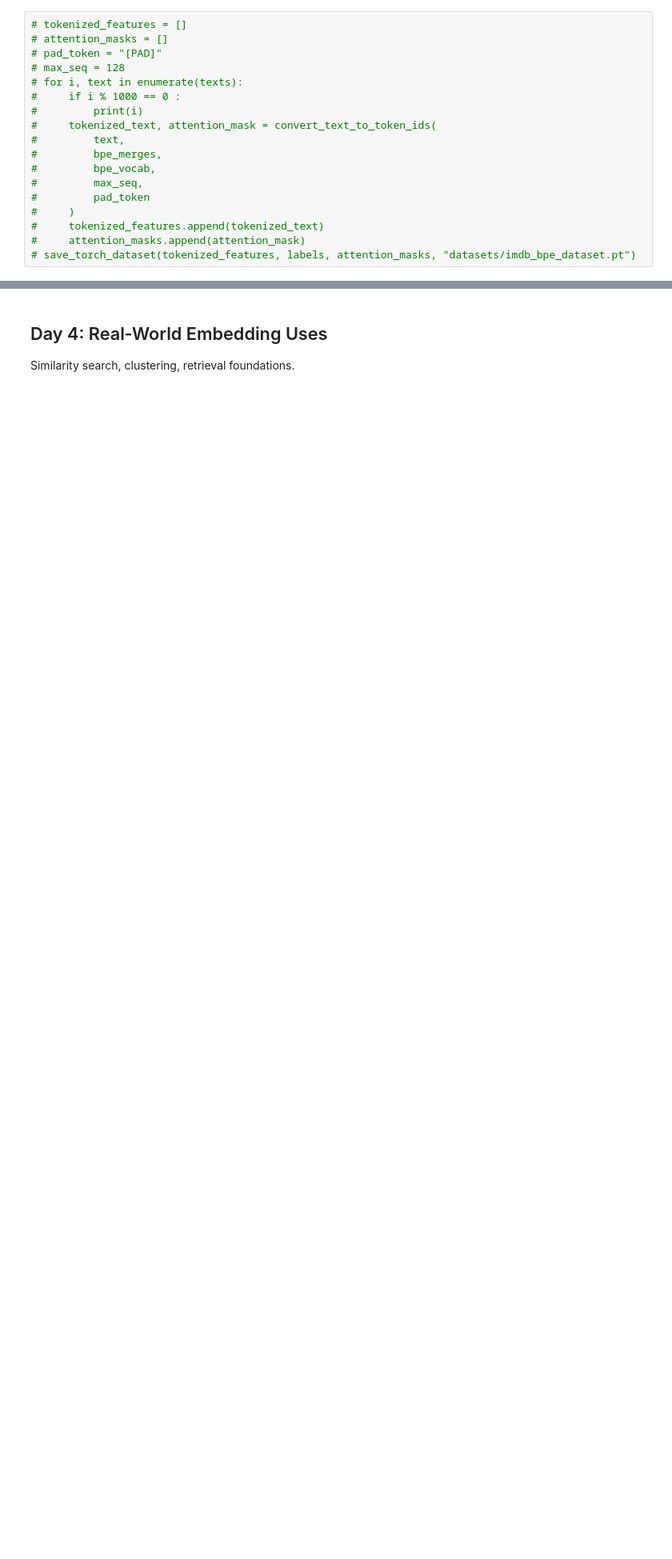
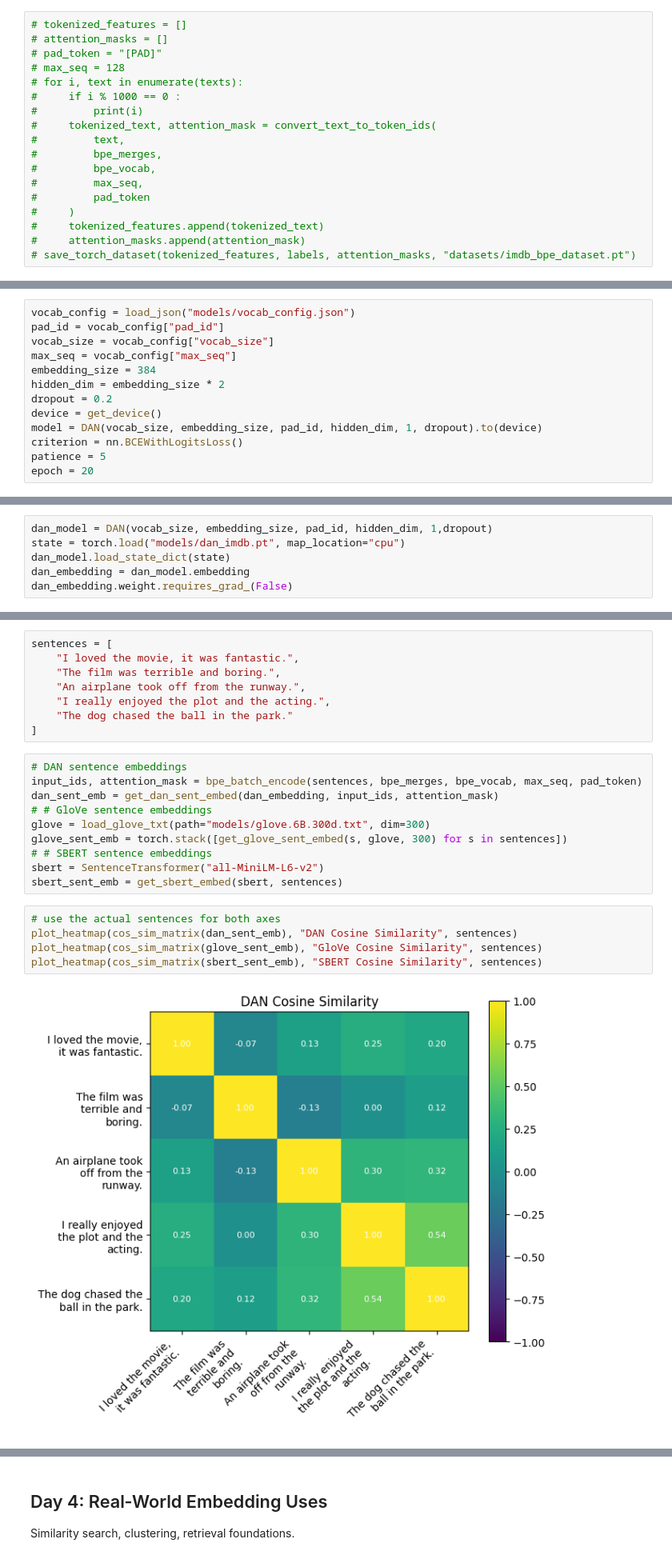
Before and after one commit to mdossett204/AI-maths-foundations, a Jupyter notebook: NLP-learning-notebooks/week3-embedding/Week_3_embeddings.ipynb, the cells around one changed output, grey strips where cells are left out. Shown at 80% size. Cells and saved outputs as stored; diff of their text form; blank space fills up the shorter version.

```diff
--- a/NLP-learning-notebooks/week3-embedding/Week_3_embeddings.ipynb
+++ b/NLP-learning-notebooks/week3-embedding/Week_3_embeddings.ipynb
@@ -79,0 +91,13 @@ Mention SBERT briefly and defer details to the encoder-only week.
+# %%
+vocab_config = load_json("models/vocab_config.json")
+pad_id = vocab_config["pad_id"]
+vocab_size = vocab_config["vocab_size"]
+max_seq = vocab_config["max_seq"]
+embedding_size = 384
+hidden_dim = embedding_size * 2
+dropout = 0.2
+device = get_device()
+model = DAN(vocab_size, embedding_size, pad_id, hidden_dim, 1, dropout).to(device)
+criterion = nn.BCEWithLogitsLoss()
+patience = 5
+epoch = 20
@@ -79,0 +159,6 @@ Mention SBERT briefly and defer details to the encoder-only week.
+# %%
+dan_model = DAN(vocab_size, embedding_size, pad_id, hidden_dim, 1,dropout)
+state = torch.load("models/dan_imdb.pt", map_location="cpu")
+dan_model.load_state_dict(state)
+dan_embedding = dan_model.embedding
+dan_embedding.weight.requires_grad_(False)
@@ -79,0 +180,25 @@ Mention SBERT briefly and defer details to the encoder-only week.
+# %%
+sentences = [
+    "I loved the movie, it was fantastic.",
+    "The film was terrible and boring.",
+    "An airplane took off from the runway.",
+    "I really enjoyed the plot and the acting.",
+    "The dog chased the ball in the park."
+]
+# %%
+# DAN sentence embeddings
+input_ids, attention_mask = bpe_batch_encode(sentences, bpe_merges, bpe_vocab, max_seq, pad_token)
+dan_sent_emb = get_dan_sent_embed(dan_embedding, input_ids, attention_mask)
+# # GloVe sentence embeddings
+glove = load_glove_txt(path="models/glove.6B.300d.txt", dim=300)
+glove_sent_emb = torch.stack([get_glove_sent_embed(s, glove, 300) for s in sentences])
+# # SBERT sentence embeddings
+sbert = SentenceTransformer("all-MiniLM-L6-v2")
+sbert_sent_emb = get_sbert_embed(sbert, sentences)
+# %%
+# use the actual sentences for both axes
+plot_heatmap(cos_sim_matrix(dan_sent_emb), "DAN Cosine Similarity", sentences)
+plot_heatmap(cos_sim_matrix(glove_sent_emb), "GloVe Cosine Similarity", sentences)
+plot_heatmap(cos_sim_matrix(sbert_sent_emb), "SBERT Cosine Similarity", sentences)
+# %% [output]
+[figure, added]
```
Also changed, not shown: parts of 23 cells of this notebook, 3 other files.
